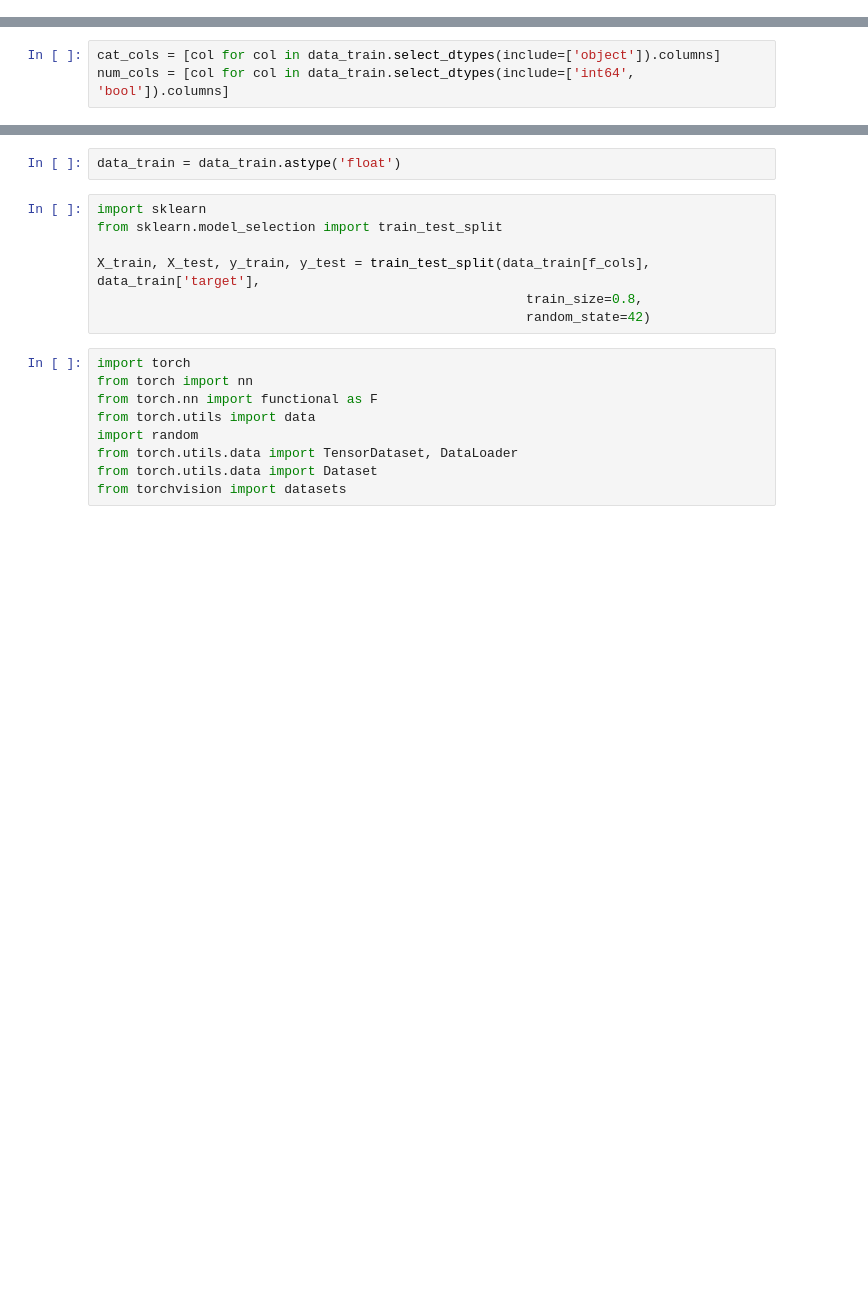
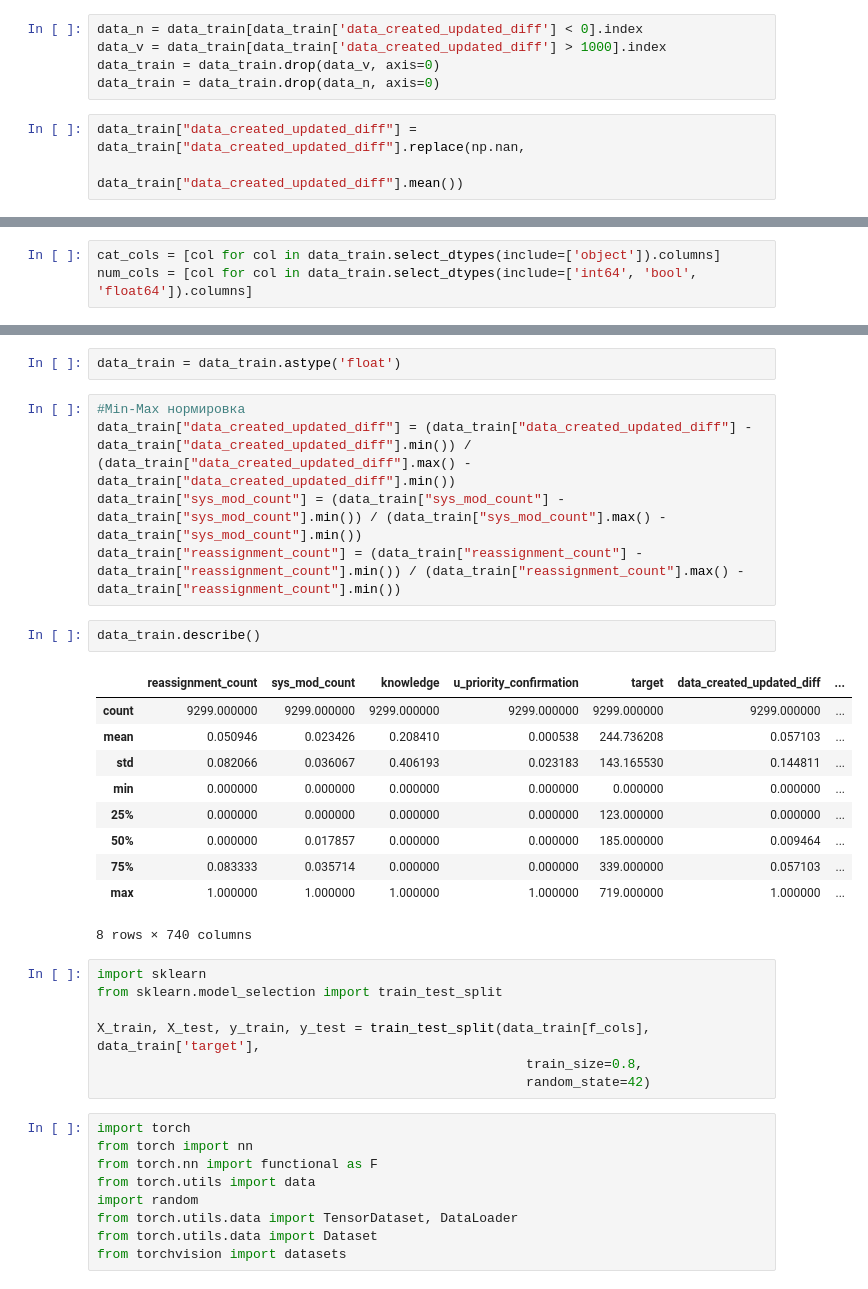
Before and after one commit to TkFlamo/research_task, a Jupyter notebook: baseline.ipynb, the cells around one changed output, grey strips where cells are left out. Cells and saved outputs as stored; diff of their text form; blank space fills up the shorter version.

```diff
--- a/baseline.ipynb
+++ b/baseline.ipynb
@@ -157,0 +172,8 @@ memory usage: 1010.9+ KB
+# %%
+data_n = data_train[data_train['data_created_updated_diff'] < 0].index
+data_v = data_train[data_train['data_created_updated_diff'] > 1000].index
+data_train = data_train.drop(data_v, axis=0)
+data_train = data_train.drop(data_n, axis=0)
+# %%
+data_train["data_created_updated_diff"] = data_train["data_created_updated_diff"].replace(np.nan,
+                                                                                          data_train["data_created_updated_diff"].mean())
@@ -158,6 +194,6 @@ memory usage: 1010.9+ KB
 # %%
 cat_cols = [col for col in data_train.select_dtypes(include=['object']).columns]
-num_cols = [col for col in data_train.select_dtypes(include=['int64', 'bool']).columns]
+num_cols = [col for col in data_train.select_dtypes(include=['int64', 'bool', 'float64']).columns]
 # %%
 dummy_features = pd.get_dummies(data_train[cat_cols])
 # %%
@@ -175,5 +212,23 @@ memory usage: 6.5 MB
 # %%
 data_train = data_train.astype('float')
+# %%
+#Min-Max нормировка
+data_train["data_created_updated_diff"] = (data_train["data_created_updated_diff"] - data_train["data_created_updated_diff"].min()) / (data_train["data_created_updated_diff"].max() - data_train["data_created_updated_diff"].min())
+data_train["sys_mod_count"] = (data_train["sys_mod_count"] - data_train["sys_mod_count"].min()) / (data_train["sys_mod_count"].max() - data_train["sys_mod_count"].min())
+data_train["reassignment_count"] = (data_train["reassignment_count"] - data_train["reassignment_count"].min()) / (data_train["reassignment_count"].max() - data_train["reassignment_count"].min())
+# %%
+data_train.describe()
+# %% [output]
+|  | reassignment_count | sys_mod_count | knowledge | u_priority_confirmation | target | data_created_updated_diff | ... |
+| count | 9299.000000 | 9299.000000 | 9299.000000 | 9299.000000 | 9299.000000 | 9299.000000 | ... |
+| mean | 0.050946 | 0.023426 | 0.208410 | 0.000538 | 244.736208 | 0.057103 | ... |
+| std | 0.082066 | 0.036067 | 0.406193 | 0.023183 | 143.165530 | 0.144811 | ... |
+| min | 0.000000 | 0.000000 | 0.000000 | 0.000000 | 0.000000 | 0.000000 | ... |
+| 25% | 0.000000 | 0.000000 | 0.000000 | 0.000000 | 123.000000 | 0.000000 | ... |
+| 50% | 0.000000 | 0.017857 | 0.000000 | 0.000000 | 185.000000 | 0.009464 | ... |
+| 75% | 0.083333 | 0.035714 | 0.000000 | 0.000000 | 339.000000 | 0.057103 | ... |
+| max | 1.000000 | 1.000000 | 1.000000 | 1.000000 | 719.000000 | 1.000000 | ... |
+8 rows × 740 columns
 # %%
 import sklearn
 from sklearn.model_selection import train_test_split
```
Also changed, not shown: parts of 19 cells of this notebook.
